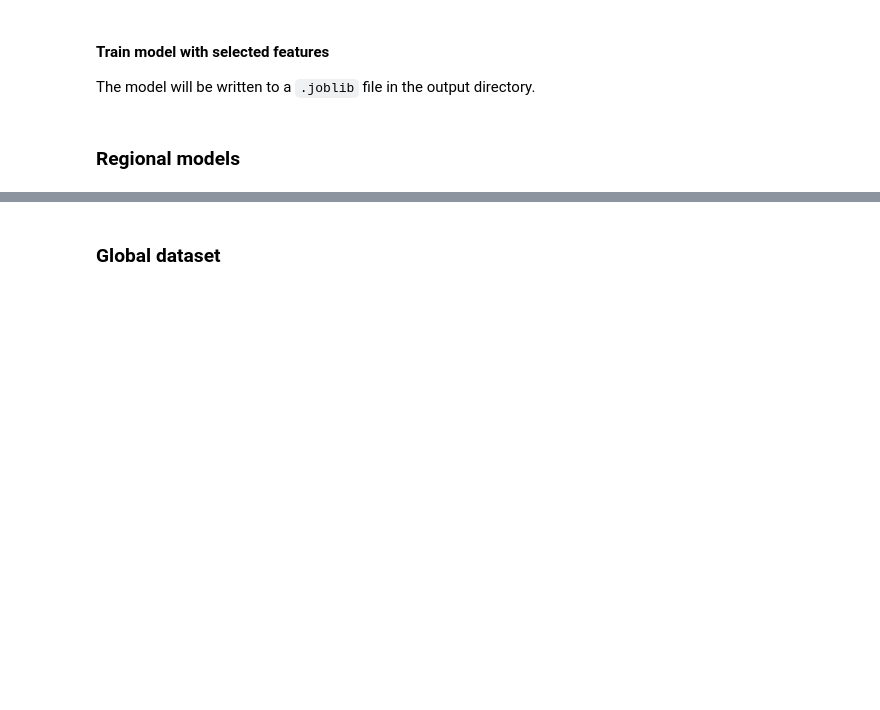
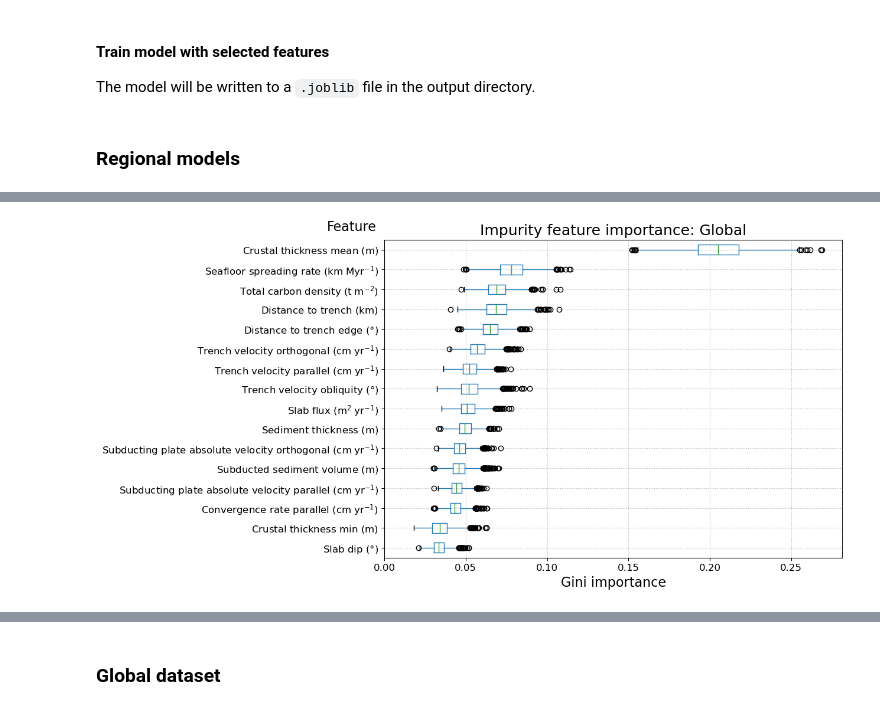
Before and after one commit to cpalfonso/stellar-data-mining, a Jupyter notebook: 01-create_classifiers.ipynb, the cells around one changed output, grey strips where cells are left out. Saved outputs shown, nothing was run; the diff lists cells and outputs as text; code cells hidden in the pictures; blank space fills up the shorter version.

```diff
--- a/01-create_classifiers.ipynb
+++ b/01-create_classifiers.ipynb
@@ -139,12 +143,14 @@ os.makedirs(figures_dir, exist_ok=True)
 
 pu_dir = os.path.join(output_dir, "PU")
 os.makedirs(pu_dir, exist_ok=True)
-pu_cv_basename = os.path.join(pu_dir, "cv_results")
 pu_basename = os.path.join(pu_dir, "classifier")
+
+importance_dir = os.path.join(pu_dir, "feature_importance")
+os.makedirs(importance_dir, exist_ok=True)
+importance_basename = os.path.join(importance_dir, "feature_importance")
 
 svm_dir = os.path.join(output_dir, "SVM")
 os.makedirs(svm_dir, exist_ok=True)
-svm_cv_basename = os.path.join(svm_dir, "cv_results")
 svm_basename = os.path.join(svm_dir, "classifier")
 # %% [markdown]
 ### Model parameters
@@ -765,0 +869,14 @@ for region, clusters_subset in clusters_regions.items():
+# %%
+# Cross-validation iterator
+n_splits = 5
+n_repeats = 10
+cv = RepeatedStratifiedKFold(
+    n_splits=n_splits,
+    n_repeats=n_repeats,
+    random_state=random_seed,
+)
+
+# Plot parameters
+label_size = 16
+tick_size = 12
+title_size = 18
@@ -765,0 +885,65 @@ for region, clusters_subset in clusters_regions.items():
+# %%
+# Extract importances (use cross-validation for extra robustness)
+model = joblib.load(pu_basename + ".joblib")
+feature_names = model.feature_names_in_
+replace = {"positive": 1, "negative": 0, "unlabelled": 0}
+importances = []
+for train_idx, _ in cv.split(cleaned, cleaned["label"]):
+    data_train = cleaned.iloc[train_idx, :]
+    data_train = data_train[data_train["label"] != "negative"]
+    X_train = data_train[feature_names]
+    y_train = data_train["label"].replace(replace).infer_objects()
+
+    clf = clone(model)
+    clf.fit(X_train, y_train)
+    df_results = pd.DataFrame(
+        np.vstack(
+            [
+                i.feature_importances_
+                for i in clf["classifier"].estimators_
+            ]
+        ),
+        columns=clf["preprocessing"].get_feature_names_out(),
+    )
+    importances.append(df_results)
+importances = pd.concat(importances, ignore_index=True)
+importances = importances[
+    importances.median().sort_values(ascending=False).index
+]
+
+# Plot
+fig, ax = plt.subplots(figsize=(10, 7))
+importances.iloc[:, ::-1].boxplot(vert=False, ax=ax)
+ax.grid(linestyle="dotted")
+ax.set_xlim(0)
+ax.set_xlabel(
+    "Gini importance",
+    fontsize=label_size,
+)
+ax.set_ylabel(
+    "Feature",
+    rotation=0,
+    ha="right",
+    fontsize=label_size,
+)
+ax.yaxis.set_label_coords(x=-0.017, y=1.02)
+ax.set_title(
+    "Impurity feature importance: Global",
+    fontsize=title_size,
+)
+ax.set_yticks(
+    ax.get_yticks(),
+    [
+        format_feature_name(i.get_text())
+        for i in ax.get_yticklabels()
+    ]
+)
+ax.tick_params(labelsize=tick_size)
+for ext in (".pdf", ".png"):
+    fig.savefig(
+        importance_basename + ext,
+        dpi=350,
+        bbox_inches="tight",
+    )
+# %% [output]
+[figure, added]
```
Also changed, not shown: parts of 14 cells of this notebook, 10 other files.
